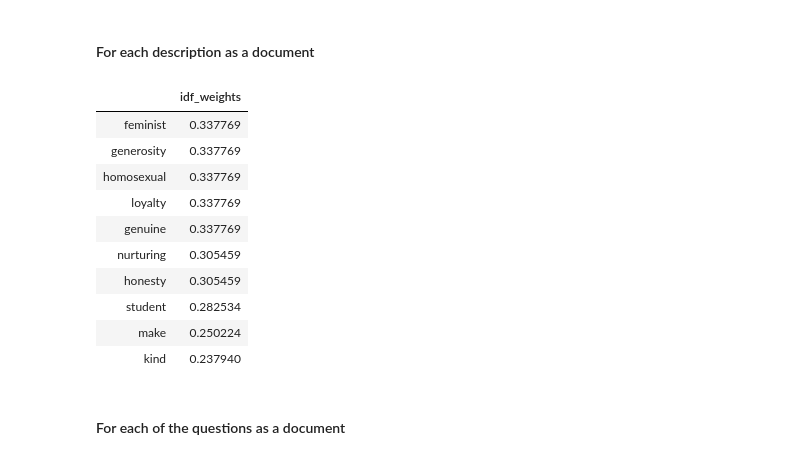
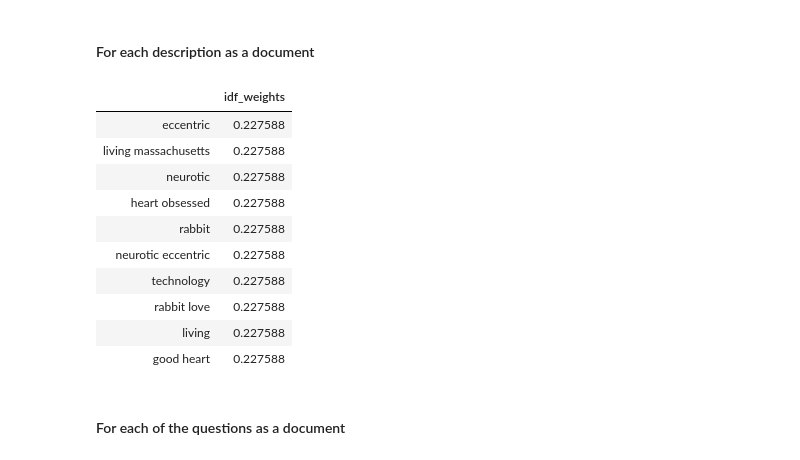
Before and after one commit to akrishna77/CS8903-Essence, a Jupyter notebook: Essence.ipynb, the cells around one changed output. Saved outputs shown, nothing was run; the diff lists cells and outputs as text; code cells hidden in the pictures.

```diff
--- a/Essence.ipynb
+++ b/Essence.ipynb
@@ -14,7 +14,12 @@ desc_array = [list(group) for k, group in groupby(descriptions, lambda x: x == '
 # %%
-for i in desc_array:
-    i[1] = i[1].strip('Who you are: ')
-    i[2] = i[2].strip('What you are like: ')
-    i[3] = i[3].strip('What is the essence of what makes you YOU: ')
+# for i in desc_array:
+#     i[1] = i[1].strip('Who you are: ')
+#     i[2] = i[2].strip('What you are like: ')
+#     i[3] = i[3].strip('What is the essence of what makes you YOU: ')
+# %%
+for i in desc_array:
+    i[1] = i[1][13:]
+    i[2] = i[2][19:]
+    i[3] = i[3][42:]
 # %%
 df = pd.DataFrame(desc_array, columns=['person', 'who', 'likes', 'essence'])
@@ -42,10 +43,10 @@ df
 # %%
 import nltk
 from nltk.corpus import stopwords
-from spellchecker import SpellChecker
+from autocorrect import Speller
 
 nltk.download('stopwords')
-spell = SpellChecker()
+spell = Speller(lang='en')
 # %% [output]
 [nltk_data] Downloading package stopwords to
 [nltk_data]     /Users/akrishna/nltk_data...
@@ -53,17 +54,12 @@ spell = SpellChecker()
 # %%
 def preprocess(text):
     """Pre-processes the text, splits into tokens that are lower-cased, filtered and lemmatized."""
-
-    # lowering
-    # Retain alphabetic words: alpha_only
-    # Remove all stop words: no_stops
     tokens = (t.lower() for t in nltk.word_tokenize(text)
                             if t.isalpha()
                             and t.lower() not in stopwords.words())
 
-    # Lemmatize all tokens into a new list: lemmatized
-    #wordnet_lemmatizer = nltk.WordNetLemmatizer()
-    return [spell.correction(t) for t in tokens]
+    # wordnet_lemmatizer = nltk.WordNetLemmatizer()
+    return [spell(t) for t in tokens]
 # %%
 pos_tagged_desc = []
 for i in desc_array:
@@ -124,23 +99,23 @@ from sklearn.feature_extraction.text import TfidfVectorizer
 # %% [markdown]
 #### For each description as a document
 # %%
-vectorizer = TfidfVectorizer(use_idf=True)
+vectorizer = TfidfVectorizer(ngram_range=(1,2))
 X = vectorizer.fit_transform(descriptors)
 
-df_idf = pd.DataFrame(X[2].T.todense(), index=vectorizer.get_feature_names(),columns=["idf_weights"]).sort_values('idf_weights', ascending=False)[:20]
+df_idf = pd.DataFrame(X[0].T.todense(), index=vectorizer.get_feature_names(),columns=["idf_weights"]).sort_values('idf_weights', ascending=False)[:20]
 df_idf.sort_values(by=['idf_weights'], ascending=False)[:10]
 # %% [output]
 |  | idf_weights |
-| feminist | 0.337769 |
-| generosity | 0.337769 |
-| homosexual | 0.337769 |
-| loyalty | 0.337769 |
-| genuine | 0.337769 |
-| nurturing | 0.305459 |
-| honesty | 0.305459 |
-| student | 0.282534 |
-| make | 0.250224 |
-| kind | 0.237940 |
+| eccentric | 0.227588 |
+| living massachusetts | 0.227588 |
+| neurotic | 0.227588 |
+| heart obsessed | 0.227588 |
+| rabbit | 0.227588 |
+| neurotic eccentric | 0.227588 |
+| technology | 0.227588 |
+| rabbit love | 0.227588 |
+| living | 0.227588 |
+| good heart | 0.227588 |
 # %% [markdown]
 #### For each of the questions as a document
 # %%
```
Also changed, not shown: parts of 57 cells of this notebook, 9 other files.
